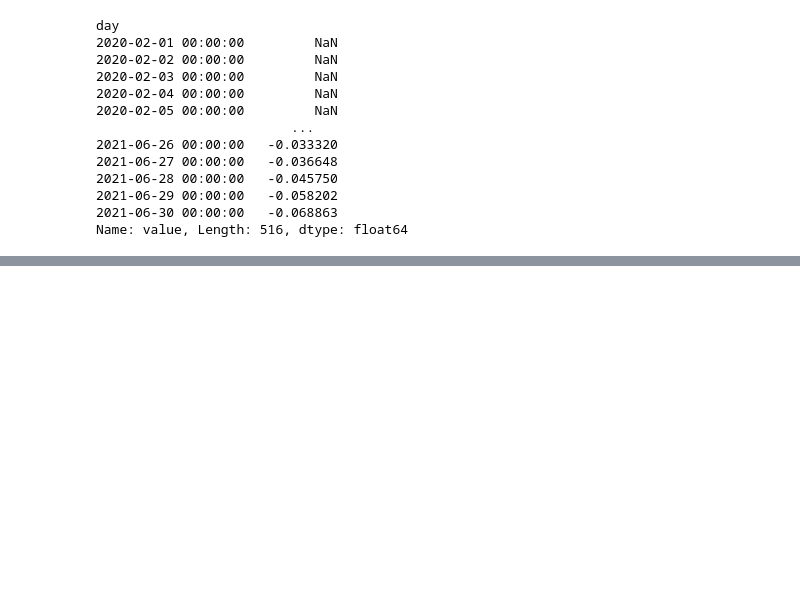
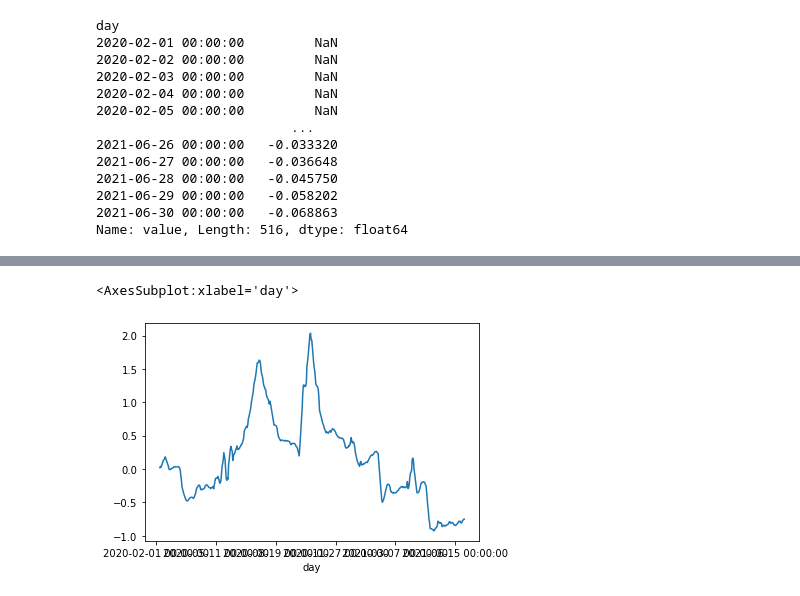
Before and after one commit to DanielAndreasen/covid-datathon21-mobility, a Jupyter notebook: notebooks/data_import-2_tidy_up.ipynb, the cells around one changed output, grey strips where cells are left out. Saved outputs shown, nothing was run; the diff lists cells and outputs as text; code cells hidden in the pictures; blank space fills up the shorter version.

```diff
--- a/notebooks/data_import-2_tidy_up.ipynb
+++ b/notebooks/data_import-2_tidy_up.ipynb
@@ -248,0 +261,5 @@ Name: value, Length: 516, dtype: float64
+# %%
+df_long_rel.rolling(window=7).mean().plot()
+# %% [output]
+<AxesSubplot:xlabel='day'>
+[figure, added]
```
Also changed, not shown: parts of 6 cells of this notebook.
